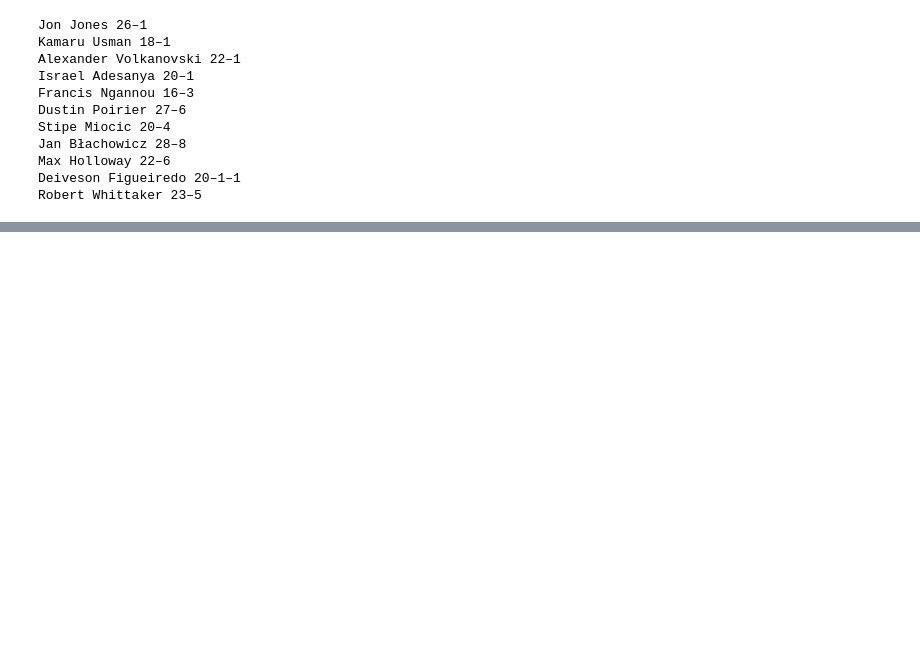
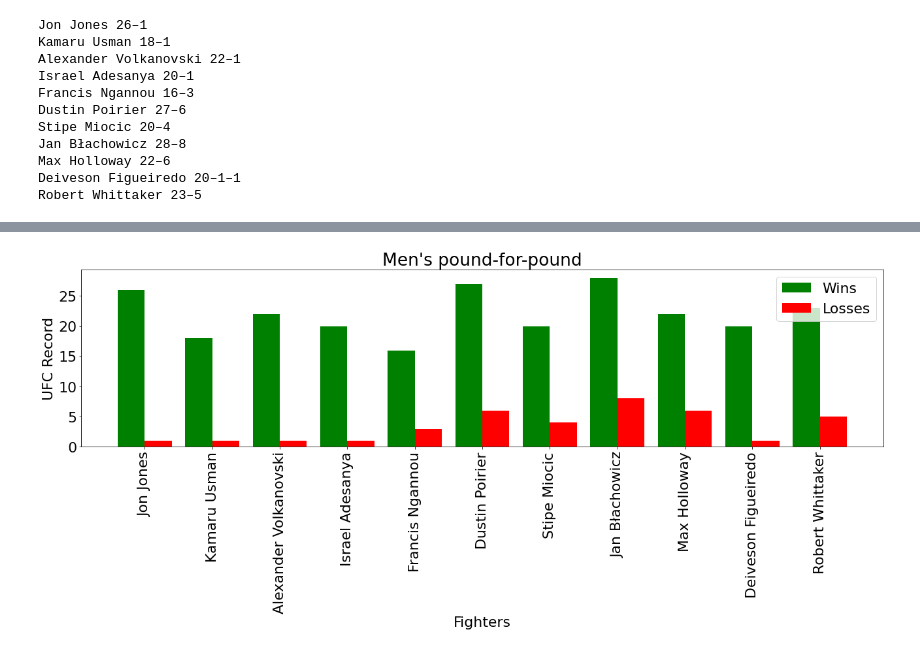
Before and after one commit to Mozes721/UFC_rankings_vizualization, a Jupyter notebook: Fighters_ranking_matplotlib.ipynb, the cells around one changed output, grey strips where cells are left out. Cells and saved outputs as stored; diff of their text form; code cells hidden in the pictures; blank space fills up the shorter version.

```diff
--- a/Fighters_ranking_matplotlib.ipynb
+++ b/Fighters_ranking_matplotlib.ipynb
@@ -112,15 +60,14 @@ mendf.head()
 | 3 | Israel Adesanya | 20–1 |
 | 4 | Francis Ngannou | 16–3 |
 # %%
-#bar plot
+#bar/pie plot
 figher_array = []
 record = []
 #assign dataframe values in its corresponding array variable
 for index, row in mendf.iterrows():
     print(row["Fighter"], row["Record"])
-    score = row["Record"][0] + " " + row["Record"][-1]
     figher_array.append(row["Fighter"])
-    record.append(score)
+    record.append(row["Record"])
 # %% [output]
 Jon Jones 26–1
 Kamaru Usman 18–1
@@ -135,6 +82,14 @@ Deiveson Figueiredo 20–1–1
 Robert Whittaker 23–5
 # %%
 print(figher_array)
-print(record)
+records = [x.strip(' ') for x in record]
+wins = []
+losses = []
+for won in records:
+    wins.append(won[0:2])
+print(wins)
+for loss in records:
+    losses.append(loss[-1])
+print(losses)
 # %% [output]
 ['Jon Jones', 'Kamaru Usman', 'Alexander Volkanovski', 'Israel Adesanya', 'Francis Ngannou', 'Dustin Poirier', 'Stipe Miocic', 'Jan Błachowicz', 'Max Holloway', 'Deiveson Figueiredo', 'Robert Whittake ...
@@ -141,0 +149,19 @@ print(record)
+# %%
+ypos = np.arange(len(figher_array))
+xpos = [0, 1, 2, 3, 4, 5, 6, 7, 8]
+ypos
+plt.rcParams.update({'font.size': 22})
+# %%
+#bar plot
+f, ax = plt.subplots(figsize=(22,5))
+plt.title(sheet_names[0])
+plt.xticks(rotation='vertical')
+plt.xlabel("Fighters")
+plt.ylabel("UFC Record")
+plt.xticks(ypos, figher_array)
+plt.bar(ypos - 0.2, record_wins, 0.4, label = 'Wins', color='g')
+plt.bar(ypos + 0.2, record_losses, 0.4, label = 'Losses', color='r')
+plt.legend()
+plt.show()
+# %% [output]
+[figure, added]
```
Also changed, not shown: parts of 7 cells of this notebook, 1 other file.
